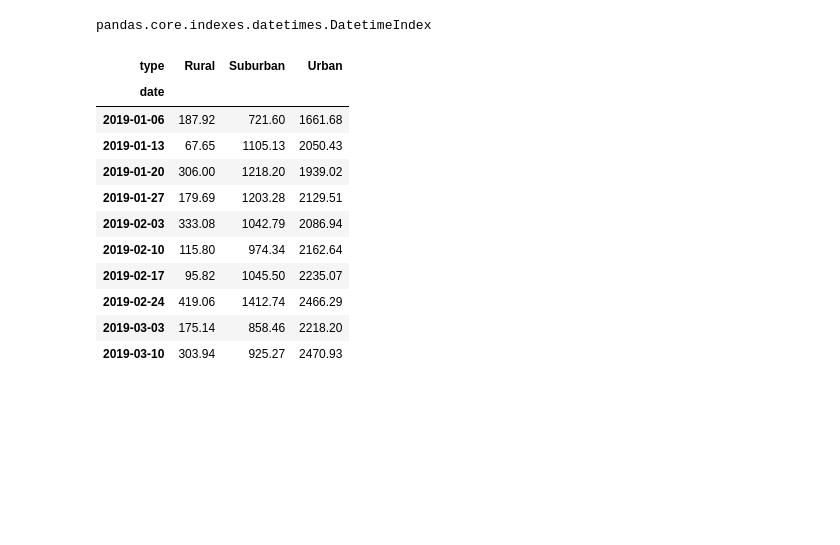
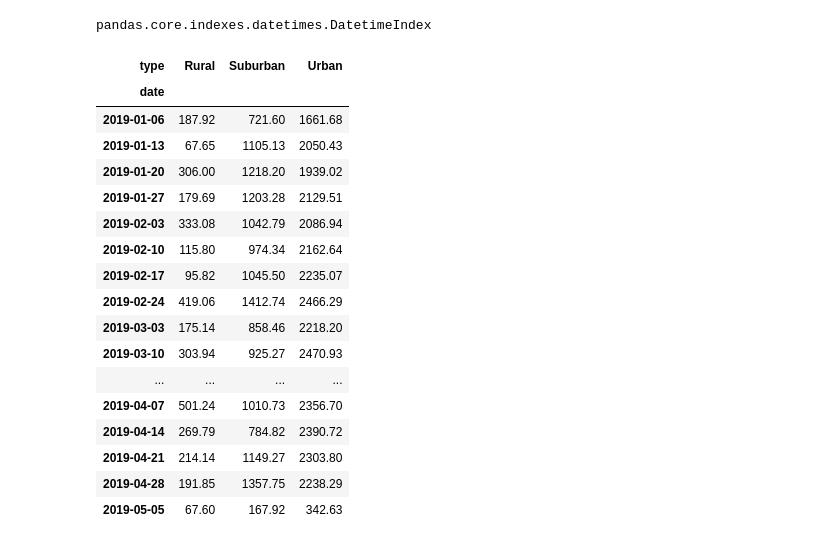
Before and after one commit to PGL50/PyBer_Analysis, a Jupyter notebook: PyBer_Challenge.ipynb, the cells around one changed output. Cells and saved outputs as stored; diff of their text form; code cells hidden in the pictures; blank space fills up the shorter version.

```diff
--- a/PyBer_Challenge.ipynb
+++ b/PyBer_Challenge.ipynb
@@ -236,8 +235,9 @@ fares_by_date_pivot.head(10)
 # %%
 # 5. Create a new DataFrame from the pivot table DataFrame using loc on the given dates, '2019-01-01':'2019-04-29'.
 
-fares_Jan_Mar = fares_by_date_pivot.loc['2019-01-01':'2019-04-29']
-fares_Jan_Mar
+fares_Jan_Apr = fares_by_date_pivot.loc['2019-01-01':'2019-04-29']
+# fares_Jan_Apr = fares_by_date_pivot.loc['2019-01-01':'2019-04-28']
+fares_Jan_Apr
 # %% [output]
 | type | Rural | Suburban | Urban |
 | date |  |  |  |
@@ -256,8 +256,8 @@ fares_Jan_Mar
 # %%
 # 6. Set the "date" index to datetime datatype. This is necessary to use the resample() method in Step 8.
 # df.index = pd.to_datetime(df.index)
-fares_Jan_Mar.index = pd.to_datetime(fares_Jan_Mar.index)
-fares_Jan_Mar
+fares_Jan_Apr.index = pd.to_datetime(fares_Jan_Apr.index)
+fares_Jan_Apr
 # %% [output]
 | type | Rural | Suburban | Urban |
 | date |  |  |  |
@@ -280,21 +280,27 @@ type(fares_Jan_Mar.index)
 pandas.core.indexes.datetimes.DatetimeIndex
 # %%
 # 8. Create a new DataFrame using the "resample()" function by week 'W' and get the sum of the fares for each week.
-weekly_fares_df = fares_Jan_Mar.resample('W').sum()
-weekly_fares_df.head(10)
+weekly_fares_df = fares_Jan_Apr.resample('W').sum()
+weekly_fares_df
 # %% [output]
 | type | Rural | Suburban | Urban |
 | date |  |  |  |
 | 2019-01-06 | 187.92 | 721.60 | 1661.68 |
 | 2019-01-13 | 67.65 | 1105.13 | 2050.43 |
 | 2019-01-20 | 306.00 | 1218.20 | 1939.02 |
 | 2019-01-27 | 179.69 | 1203.28 | 2129.51 |
 | 2019-02-03 | 333.08 | 1042.79 | 2086.94 |
 | 2019-02-10 | 115.80 | 974.34 | 2162.64 |
 | 2019-02-17 | 95.82 | 1045.50 | 2235.07 |
 | 2019-02-24 | 419.06 | 1412.74 | 2466.29 |
 | 2019-03-03 | 175.14 | 858.46 | 2218.20 |
 | 2019-03-10 | 303.94 | 925.27 | 2470.93 |
+| ... | ... | ... | ... |
+| 2019-04-07 | 501.24 | 1010.73 | 2356.70 |
+| 2019-04-14 | 269.79 | 784.82 | 2390.72 |
+| 2019-04-21 | 214.14 | 1149.27 | 2303.80 |
+| 2019-04-28 | 191.85 | 1357.75 | 2238.29 |
+| 2019-05-05 | 67.60 | 167.92 | 342.63 |
 # %%
 # 8. Using the object-oriented interface method, plot the resample DataFrame using the df.plot() function.
 
```
Also changed, not shown: parts of 3 cells of this notebook, 1 other file.
